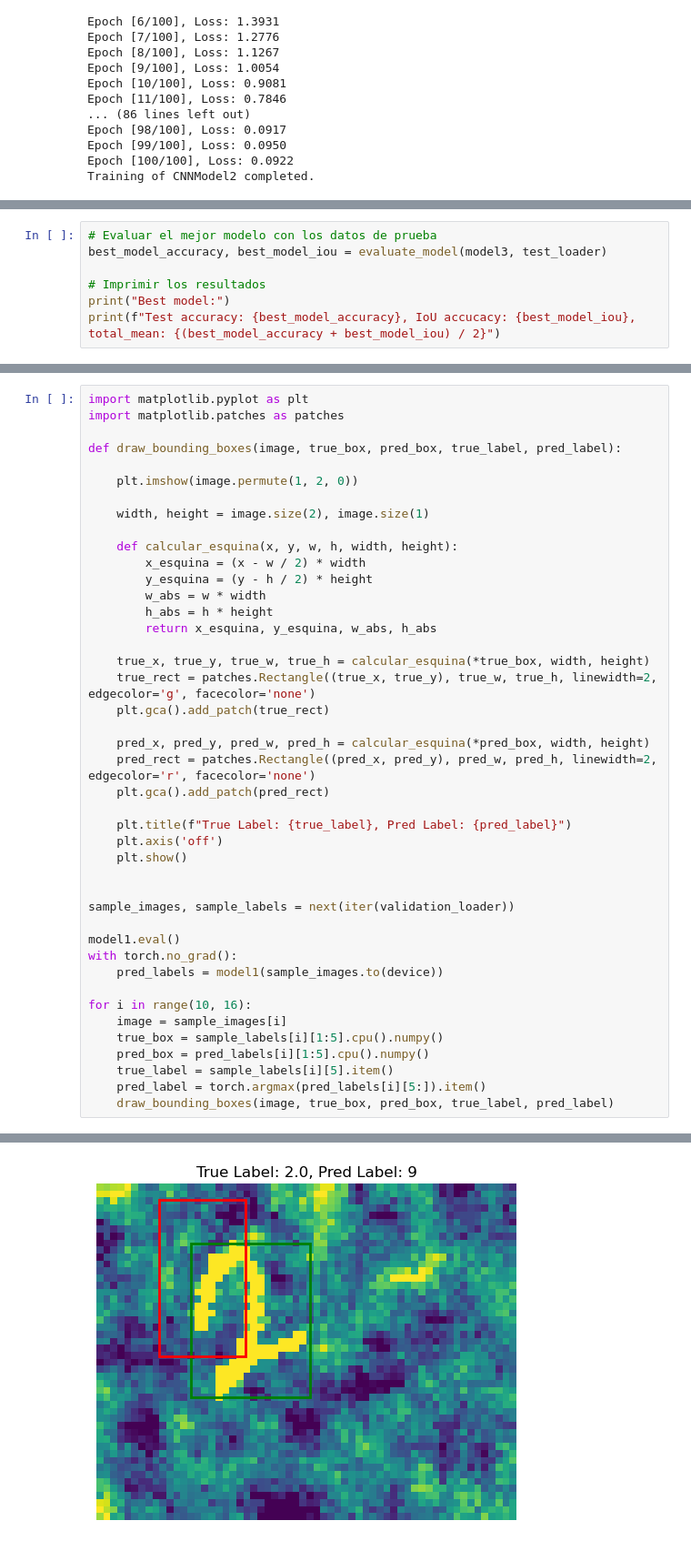
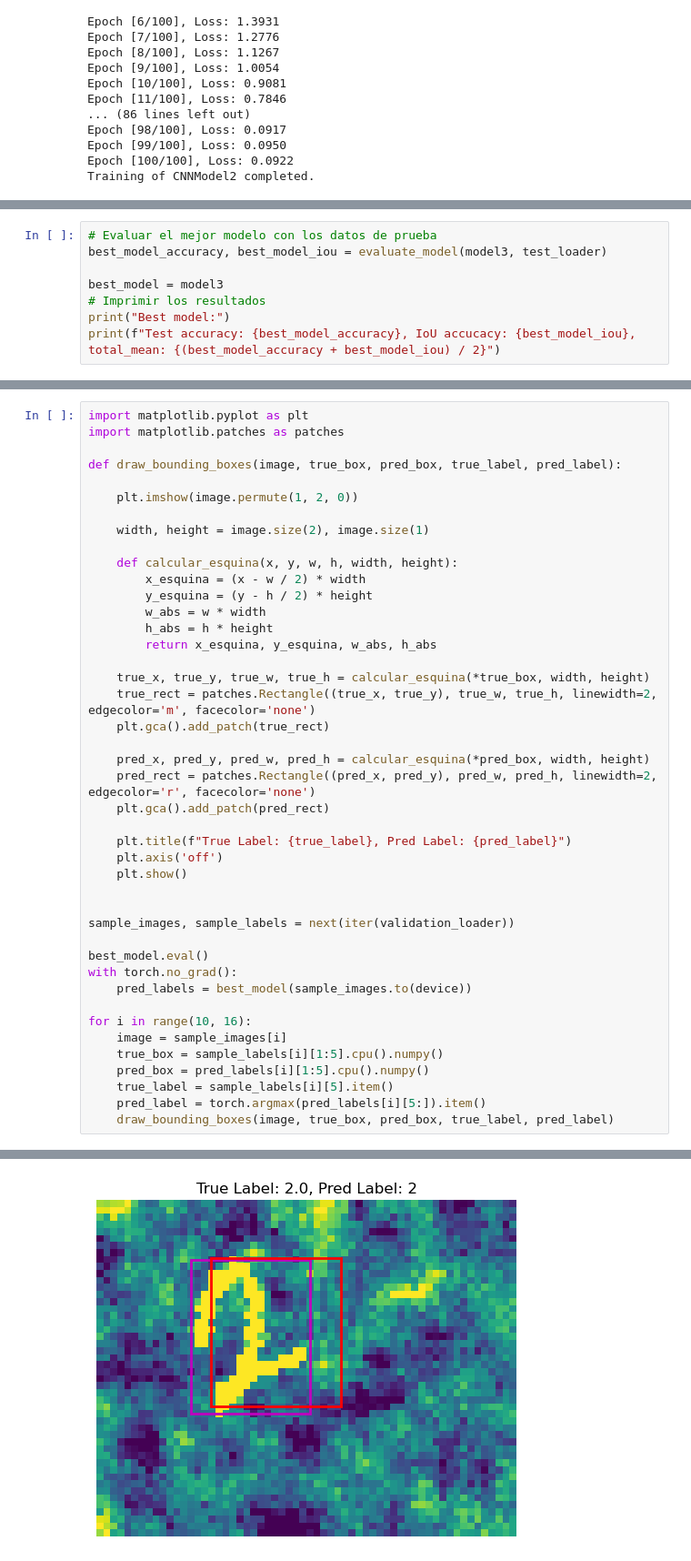
Before and after one commit to CarlosVegadeAlba/Deep_Learning, a Jupyter notebook: Assigment_2/red.ipynb, the cells around one changed output, grey strips where cells are left out. Shown at 91% size. Drawn from its saved outputs; the diff is of its cells as text.

```diff
--- a/Assigment_2/red.ipynb
+++ b/Assigment_2/red.ipynb
@@ -323,6 +320,7 @@ print(f"Precisión: {model3_accuracy}, IoU medio: {model3_iou}, total_mean: {(mo
 # Evaluar el mejor modelo con los datos de prueba
 best_model_accuracy, best_model_iou = evaluate_model(model3, test_loader)
 
+best_model = model3
 # Imprimir los resultados
 print("Best model:")
 print(f"Test accuracy: {best_model_accuracy}, IoU accucacy: {best_model_iou}, total_mean: {(best_model_accuracy + best_model_iou) / 2}")
@@ -347,7 +345,7 @@ def draw_bounding_boxes(image, true_box, pred_box, true_label, pred_label):
         return x_esquina, y_esquina, w_abs, h_abs
 
     true_x, true_y, true_w, true_h = calcular_esquina(*true_box, width, height)
-    true_rect = patches.Rectangle((true_x, true_y), true_w, true_h, linewidth=2, edgecolor='g', facecolor='none')
+    true_rect = patches.Rectangle((true_x, true_y), true_w, true_h, linewidth=2, edgecolor='m', facecolor='none')
     plt.gca().add_patch(true_rect)
 
     pred_x, pred_y, pred_w, pred_h = calcular_esquina(*pred_box, width, height)
@@ -361,9 +359,9 @@ def draw_bounding_boxes(image, true_box, pred_box, true_label, pred_label):
 
 sample_images, sample_labels = next(iter(validation_loader))
 
-model1.eval()
+best_model.eval()
 with torch.no_grad():
-    pred_labels = model1(sample_images.to(device))
+    pred_labels = best_model(sample_images.to(device))
 
 for i in range(10, 16):
     image = sample_images[i]
@@ -380 +378 @@ for i in range(10, 16):
-[figure, old version]
+[figure, new version]
```
Also changed, not shown: parts of 10 cells of this notebook, 3 other files.
